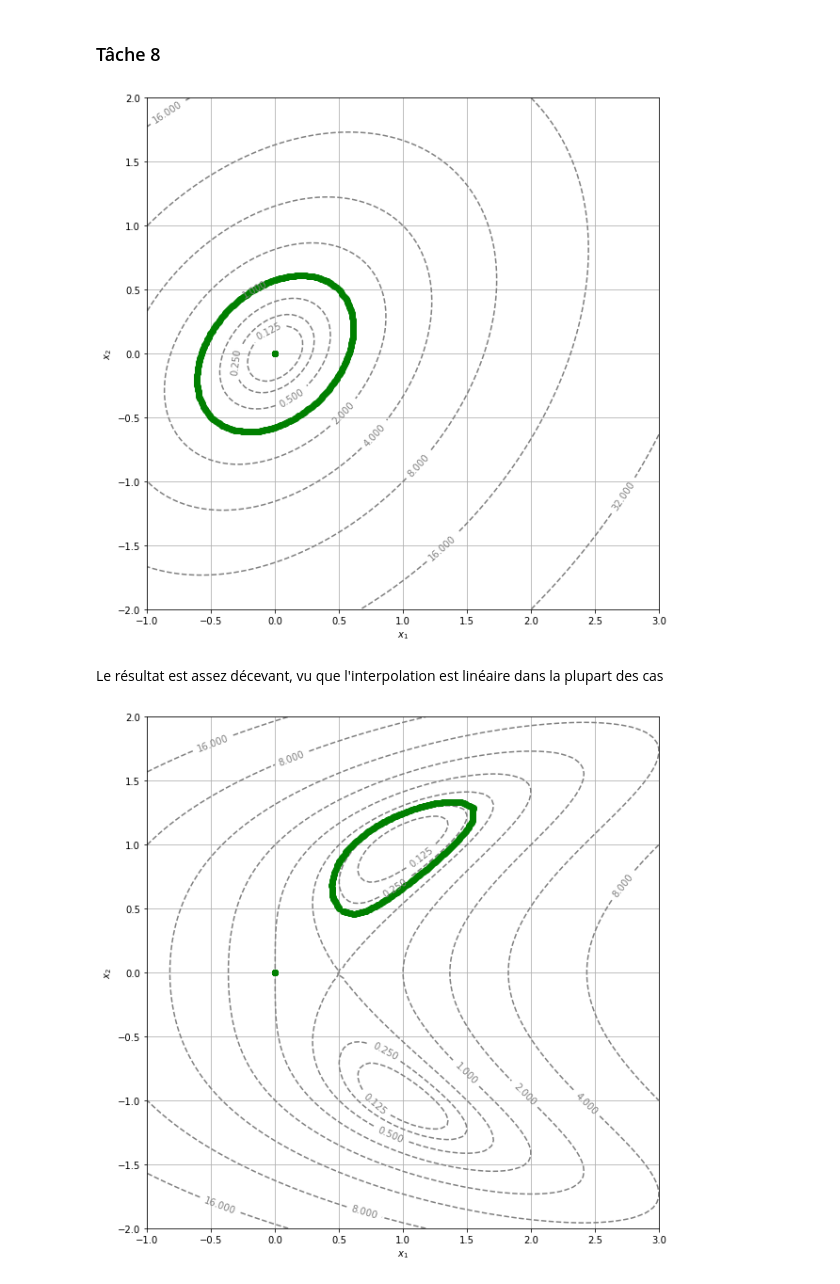
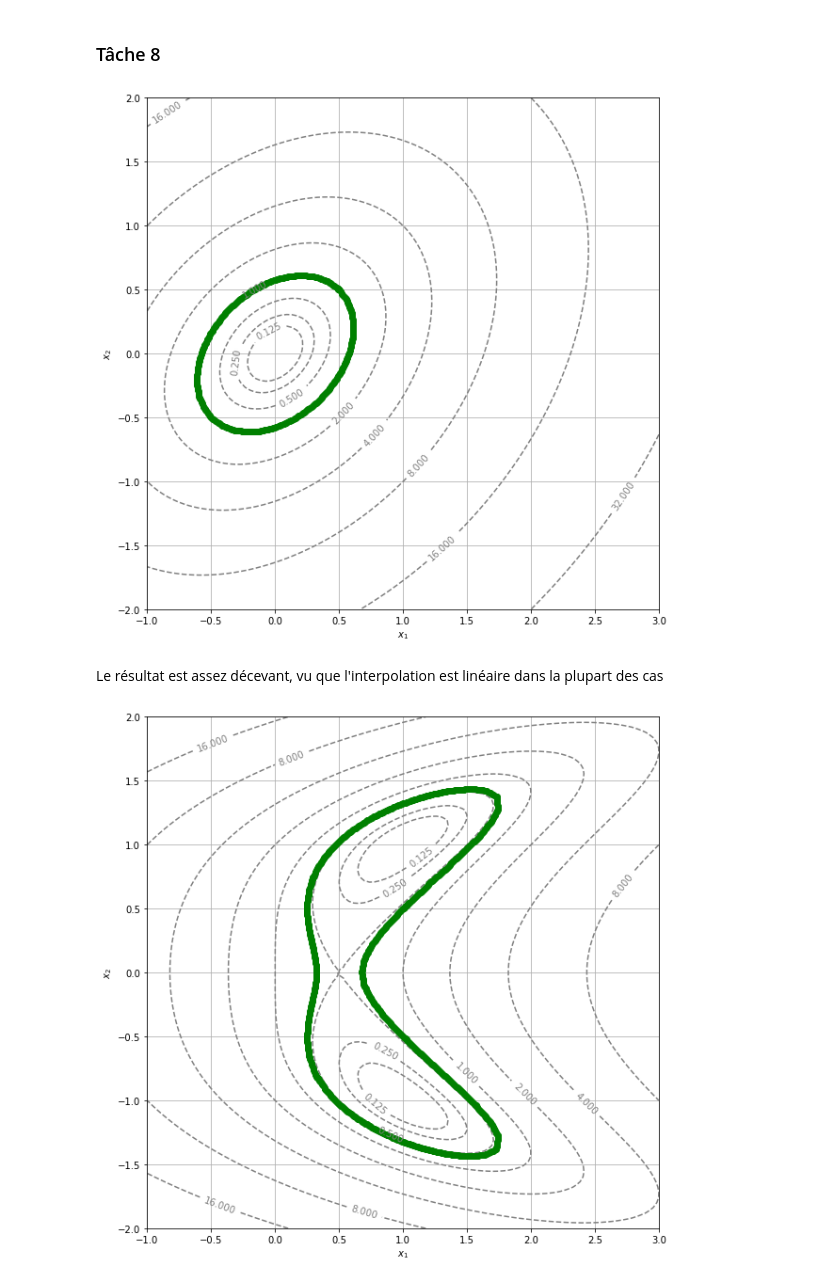
Before and after one commit to fllaser/projet-maths-diff, a Jupyter notebook: Rendu.ipynb, the cells around one changed output. Cells and saved outputs as stored; diff of their text form; code cells hidden in the pictures.

```diff
--- a/Rendu.ipynb
+++ b/Rendu.ipynb
@@ -680,6 +675,12 @@ def level_curve3(f, x0, y0, N=1000, oversampling=1, delta=delta, eps=eps):
             u2=intersectiondroite(f,LC[0][i+1],LC[1][i+1],1)
             g=gamma(lin,P1,P2,u1,u2)
             res[:,oversampling*i:oversampling*(i+1)]=g
+        P2=[LC[0][n-1],LC[1][n-1]]
+        P1=[LC[0][0],LC[1][0]]
+        u2=intersectiondroite(f,LC[0][n-1],LC[1][n-1],1)
+        u1=intersectiondroite(f,LC[0][0],LC[1][0],1)
+        g=gamma(lin,P1,P2,u1,u2)
+        res[:,oversampling*(n-1):oversampling*n]=g
         return res
 # %% [markdown]
 ### Tâche 8
@@ -697,21 +698,21 @@ plt.plot(LC31[0],LC31[1],'bo',color='green')
 i=1
 plt.show()
 # %% [output]
-[figure, old version]
+[figure, new version]
 # %% [markdown]
 Le résultat est assez décevant, vu que l'interpolation est linéaire dans la plupart des cas
 # %%
-LC32=level_curve3(f2, 1,0.5,10000,10,0.1)
+LC32=level_curve3(f2, 1.0,0.5,10000,10,0.1)
 
 display_contour(
     f2,
     x=np.linspace(-1.0, 3.0, 100),
     y=np.linspace(-2.0, 2.0, 100),
     levels=[2**i for i in range(-3, 8)] # levels: [0.125, 0.25, ..., 64, 128]
 )
 
 plt.plot(LC32[0],LC32[1],'bo',color='green')
 i=1
 plt.show()
 # %% [output]
-[figure, old version]
+[figure, new version]
```
Also changed, not shown: parts of 5 cells of this notebook.
